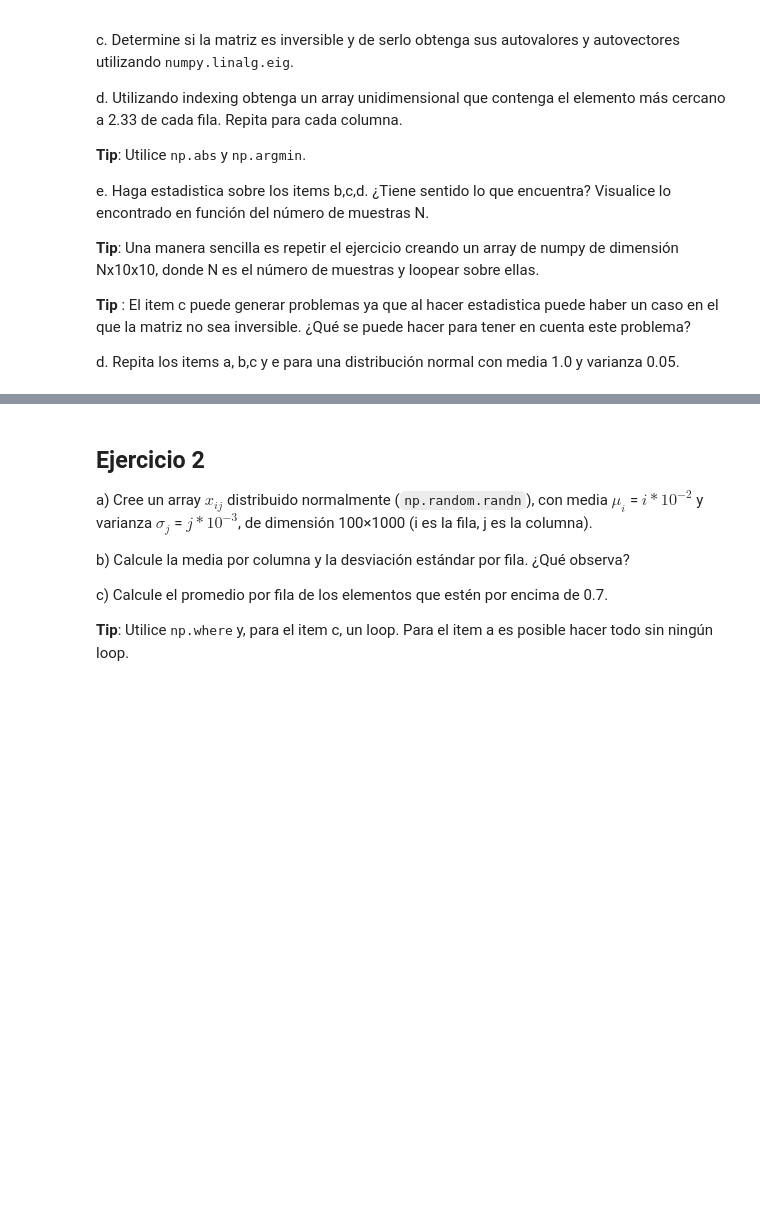
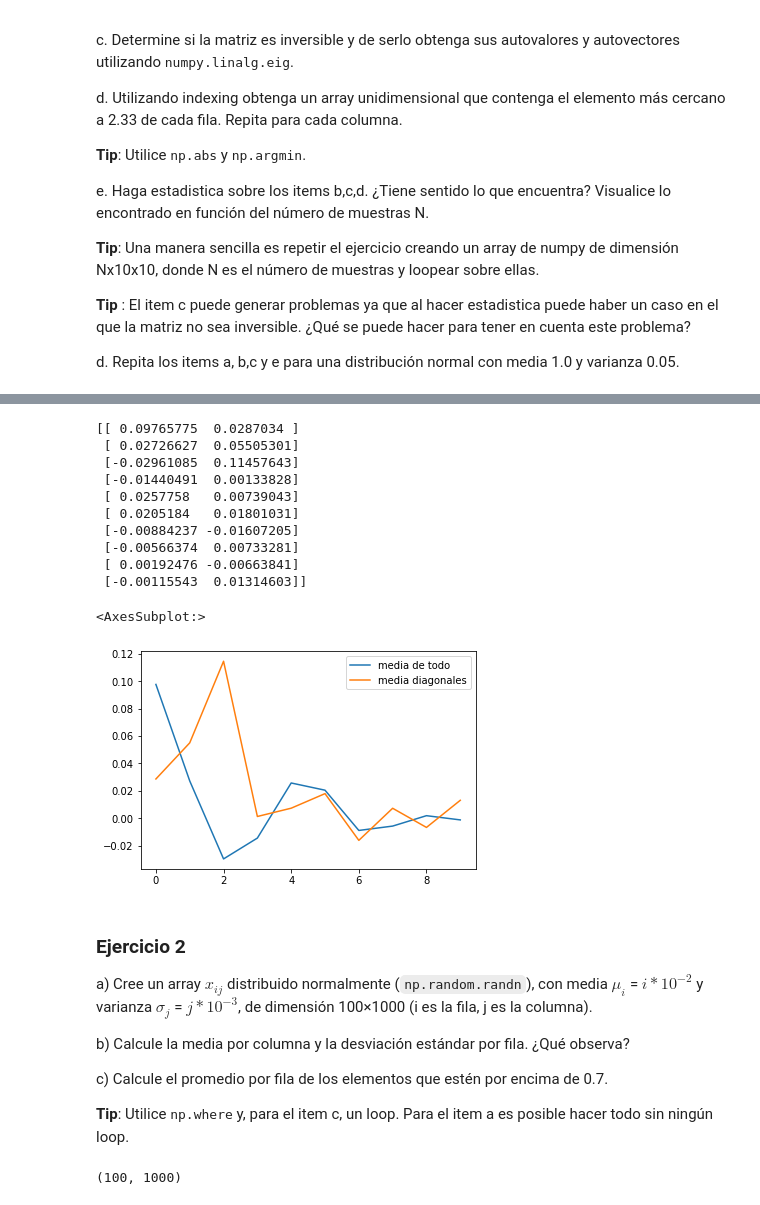
Before and after one commit to naikymen/ML_UNSAM, a Jupyter notebook: Ejercicios_00_Python.ipynb, the cells around one changed output, grey strips where cells are left out. Saved outputs shown, nothing was run; the diff lists cells and outputs as text; code cells hidden in the pictures; blank space fills up the shorter version.

```diff
--- a/Ejercicios_00_Python.ipynb
+++ b/Ejercicios_00_Python.ipynb
@@ -33,5 +147,37 @@ d. Repita los items a, b,c y e para una distribución normal con media 1.0 y var
+# %%
+# f
+
+N = [1,5,10,20,40,80,160,320,640,1280]
+resultado = np.empty((N.__len__(),2))
+for i,n in enumerate(N):
+    patos = np.empty((n,10,10))
+    patos.flat = norm.rvs(size=10*10*n)
+    gansos = [pato.diagonal() for pato in patos]
+    autocosas = [np.linalg.eig(pato) for pato in patos]
+    resultado[i,0] = np.mean(patos)
+    resultado[i,1] = np.mean(gansos)
+
+print(resultado)
+
+# Deberia ser con puntos en vez de lineas
+df = pd.DataFrame(resultado)
+df.columns = ["media de todo", "media diagonales"]
+df.plot()
+# %% [output]
+[[ 0.09765775  0.0287034 ]
+ [ 0.02726627  0.05505301]
+ [-0.02961085  0.11457643]
+ [-0.01440491  0.00133828]
+ [ 0.0257758   0.00739043]
+ [ 0.0205184   0.01801031]
+ [-0.00884237 -0.01607205]
+ [-0.00566374  0.00733281]
+ [ 0.00192476 -0.00663841]
+ [-0.00115543  0.01314603]]
+<AxesSubplot:>
+[figure, added]
 # %% [markdown]
-## Ejercicio 2
+### Ejercicio 2
 
 a) Cree un array $x_{ij}$ distribuido normalmente (`np.random.randn`), con media $\mu_{i}$ = $i*10^{-2}$ y varianza $\sigma_{j}$ = $j*10^{-3}$, de dimensión 100×1000 (i es la fila, j es la columna).
 
@@ -40,3 +186,10 @@ b) Calcule la media por columna y  la desviación estándar por fila.  ¿Qué ob
 c) Calcule el promedio por fila de los elementos que estén por encima de 0.7.
 
 <b>Tip</b>: Utilice <tt>np.where</tt> y, para el item c, un loop. Para el item a es posible hacer todo sin ningún loop.
+# %%
+scale=[i * 10**(-3) for i in range(1, 1001)]
+# scale is vectorized: https://stackoverflow.com/a/55788560/11524079
+cisne = np.random.normal(size=(100, 1000), scale=scale)
+cisne.shape
+# %% [output]
+(100, 1000)
```
Also changed, not shown: parts of 9 cells of this notebook.
